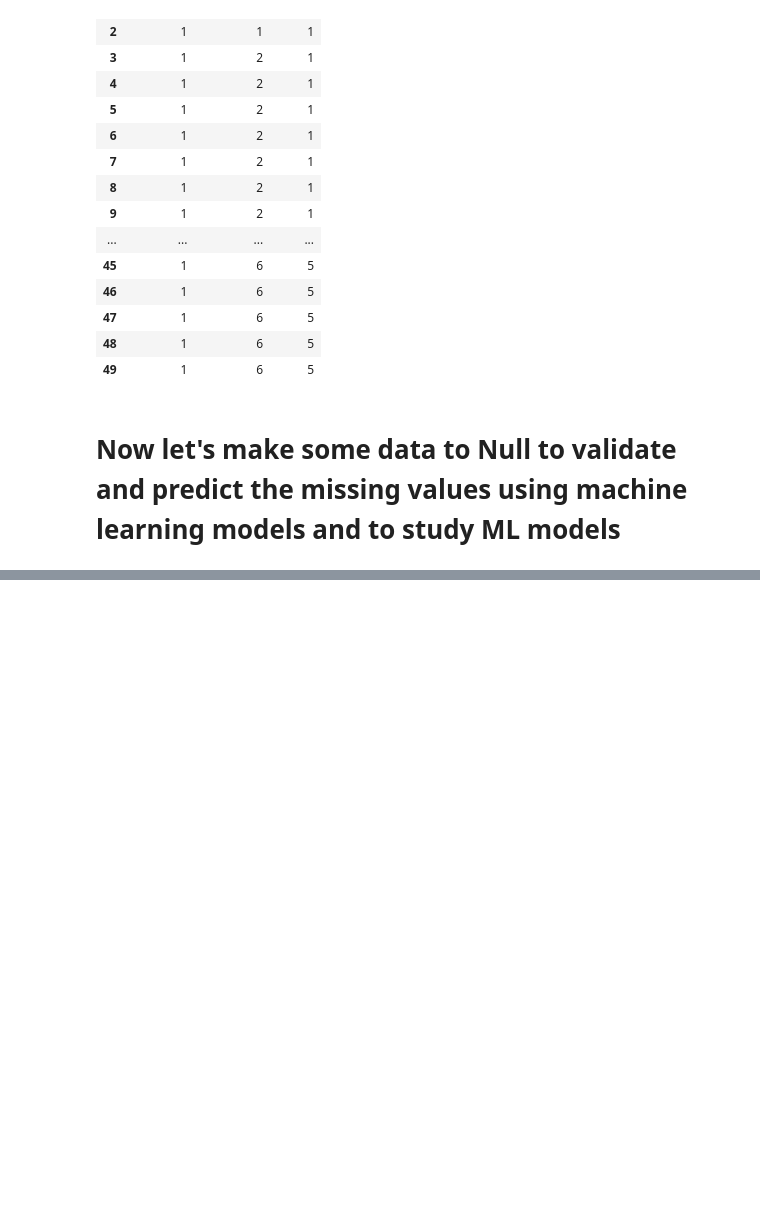
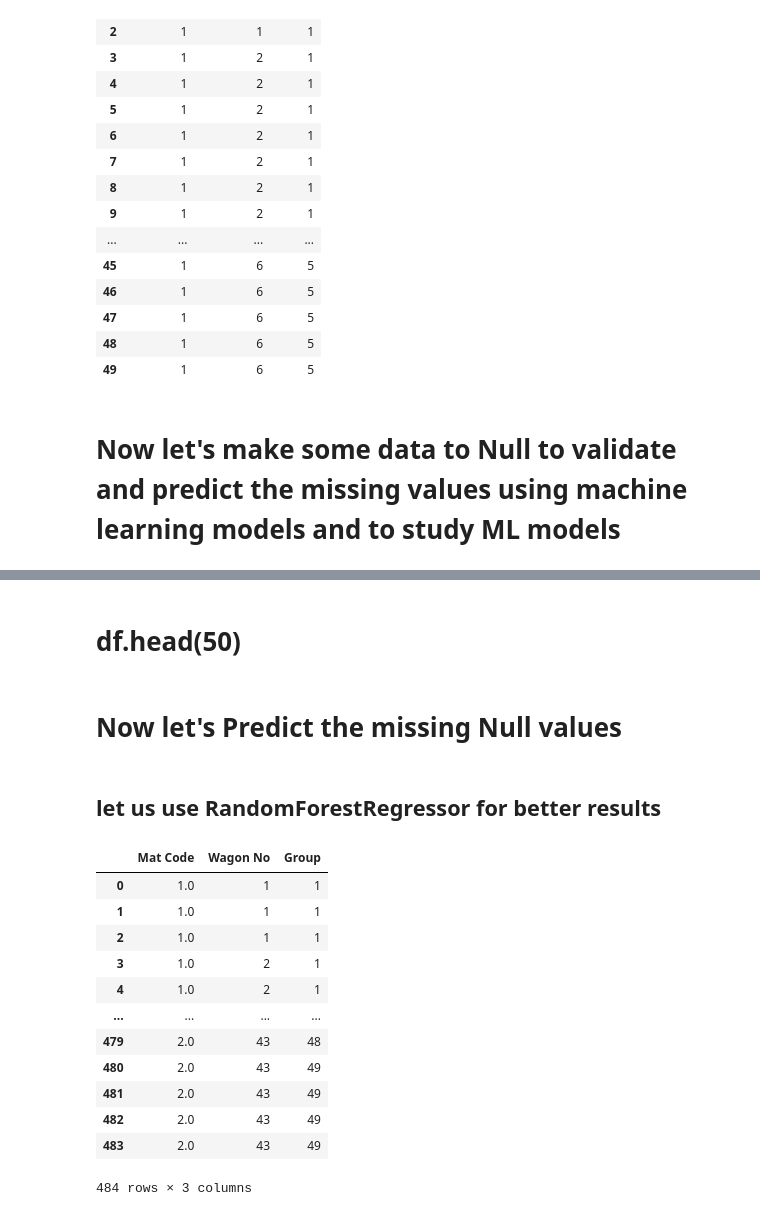
Before and after one commit to psaisuryatejareddy/Steel_Plant_Missing_Tag_Project, a Jupyter notebook: proj 4/predicting the Mat Code working .ipynb, the cells around one changed output, grey strips where cells are left out. Cells and saved outputs as stored; diff of their text form; code cells hidden in the pictures; blank space fills up the shorter version.

```diff
--- a/proj 4/predicting the Mat Code working .ipynb
+++ b/proj 4/predicting the Mat Code working .ipynb
@@ -362 +362,7 @@ df
 484 rows × 3 columns
+# %% [markdown]
+# df.head(50)
+# %% [markdown]
+# Now let's Predict the missing Null values
+# %% [markdown]
+## let us use RandomForestRegressor for better results
@@ -363,3 +395,19 @@ df
+# %%
+df
+# %% [output]
+|  | Mat Code | Wagon No | Group |
+| 0 | 1.0 | 1 | 1 |
+| 1 | 1.0 | 1 | 1 |
+| 2 | 1.0 | 1 | 1 |
+| 3 | 1.0 | 2 | 1 |
+| 4 | 1.0 | 2 | 1 |
+| ... | ... | ... | ... |
+| 479 | 2.0 | 43 | 48 |
+| 480 | 2.0 | 43 | 49 |
+| 481 | 2.0 | 43 | 49 |
+| 482 | 2.0 | 43 | 49 |
+| 483 | 2.0 | 43 | 49 |
+484 rows × 3 columns
 # %%
 df.head(50)
 # %% [output]
```
Also changed, not shown: parts of 6 cells of this notebook, 3 other files.
